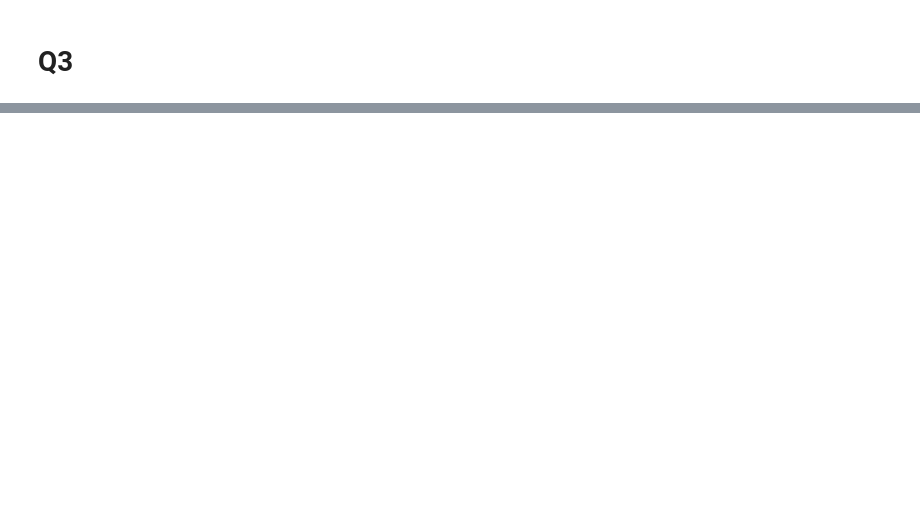
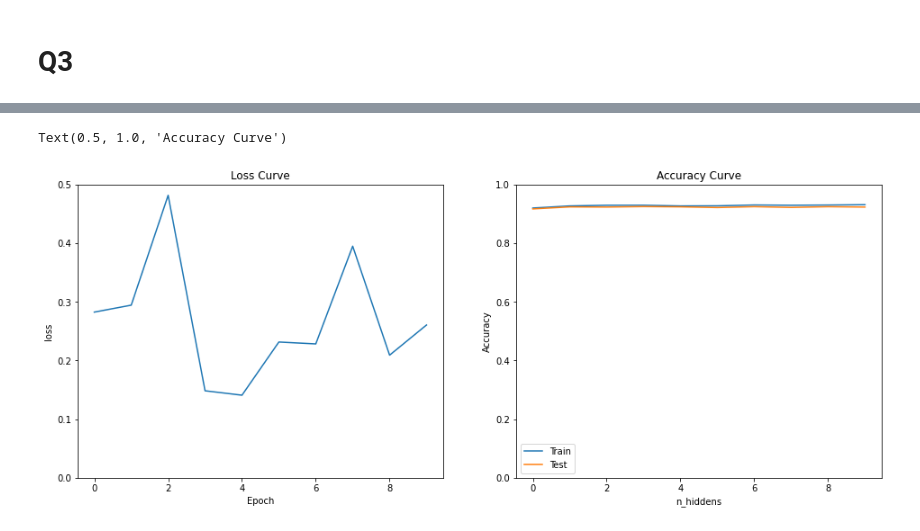
Before and after one commit to peng00bo00/Deep-Learning-on-Graphs, a Jupyter notebook: assignments/chapter2/Homework1.ipynb, the cells around one changed output, grey strips where cells are left out. Cells and saved outputs as stored; diff of their text form; code cells hidden in the pictures; blank space fills up the shorter version.

```diff
--- a/assignments/chapter2/Homework1.ipynb
+++ b/assignments/chapter2/Homework1.ipynb
@@ -265,0 +266,20 @@ Epoch: 10, Training Loss: 0.4428, Training Accuracy: 0.9297, Test Accuracy: 0.92
+# %%
+plt.subplots(ncols=2, figsize=(16, 6))
+plt.subplot(1, 2, 1)
+plt.plot(hist["loss"])
+plt.ylim(0.0, 0.5)
+plt.xlabel("Epoch")
+plt.ylabel("loss")
+plt.title("Loss Curve")
+
+plt.subplot(1, 2, 2)
+plt.plot(hist["acc_train"], label="Train")
+plt.plot(hist["acc_test"], label="Test")
+plt.ylim(0.0, 1.0)
+plt.xlabel("n_hiddens")
+plt.ylabel("Accuracy")
+plt.legend()
+plt.title("Accuracy Curve")
+# %% [output]
+Text(0.5, 1.0, 'Accuracy Curve')
+[figure, added]
```
Also changed, not shown: parts of 5 cells of this notebook.
